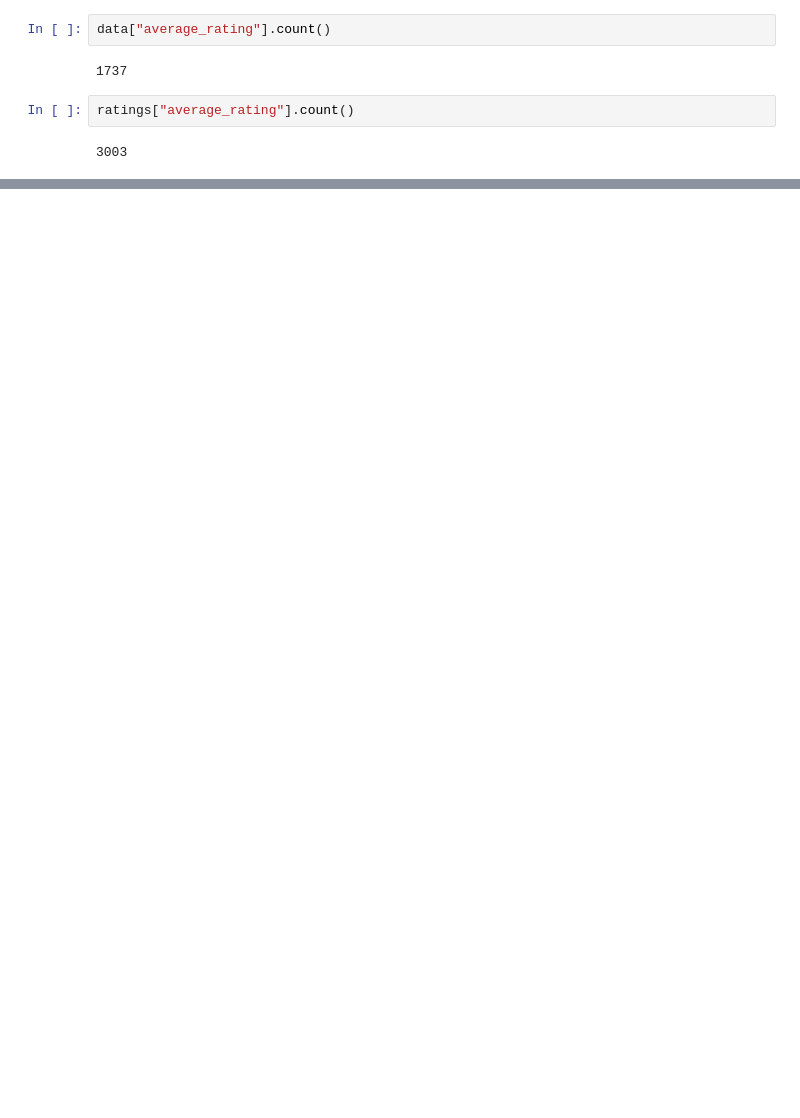
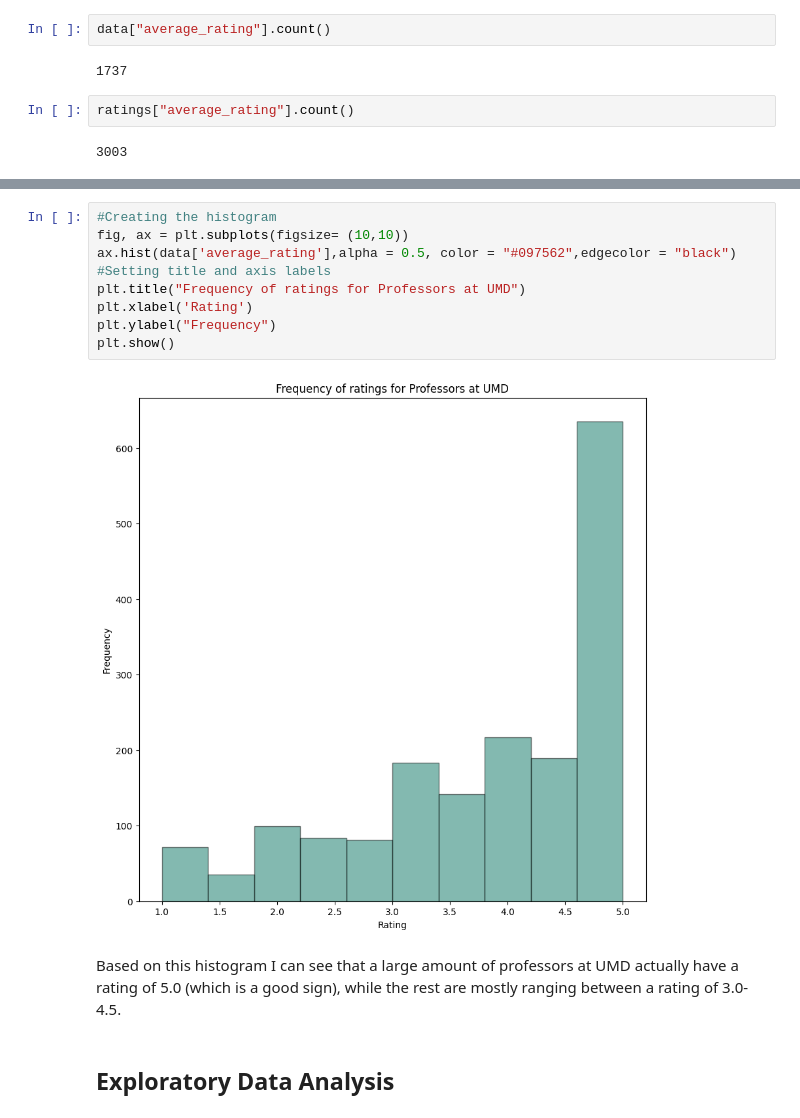
Before and after one commit to 1404mri/cmsc320final, a Jupyter notebook: main.ipynb, the cells around one changed output, grey strips where cells are left out. Saved outputs shown, nothing was run; the diff lists cells and outputs as text; blank space fills up the shorter version.

```diff
--- a/main.ipynb
+++ b/main.ipynb
@@ -169,0 +161,16 @@ data.sort_values(by="average_rating", ascending=False)[data["average_rating"].no
+# %%
+#Creating the histogram
+fig, ax = plt.subplots(figsize= (10,10))
+ax.hist(data['average_rating'],alpha = 0.5, color = "#097562",edgecolor = "black")
+#Setting title and axis labels
+plt.title("Frequency of ratings for Professors at UMD")
+plt.xlabel('Rating')
+plt.ylabel("Frequency")
+plt.show()
+# %% [output]
+[figure, added]
+# %% [markdown]
+Based on this histogram I can see that a large amount of professors at UMD actually have a rating of 5.0 (which is a good sign), while the rest are mostly ranging between a rating
+of 3.0-4.5.
+# %% [markdown]
+## Exploratory Data Analysis
```
Also changed, not shown: parts of 46 cells of this notebook, 1 other file.
